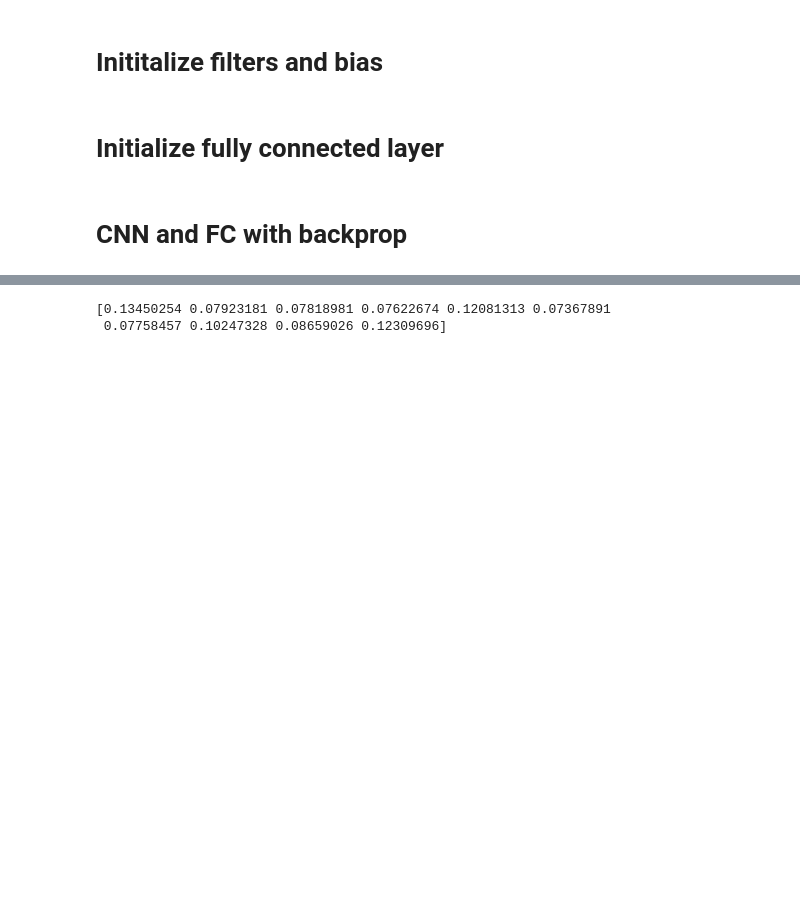
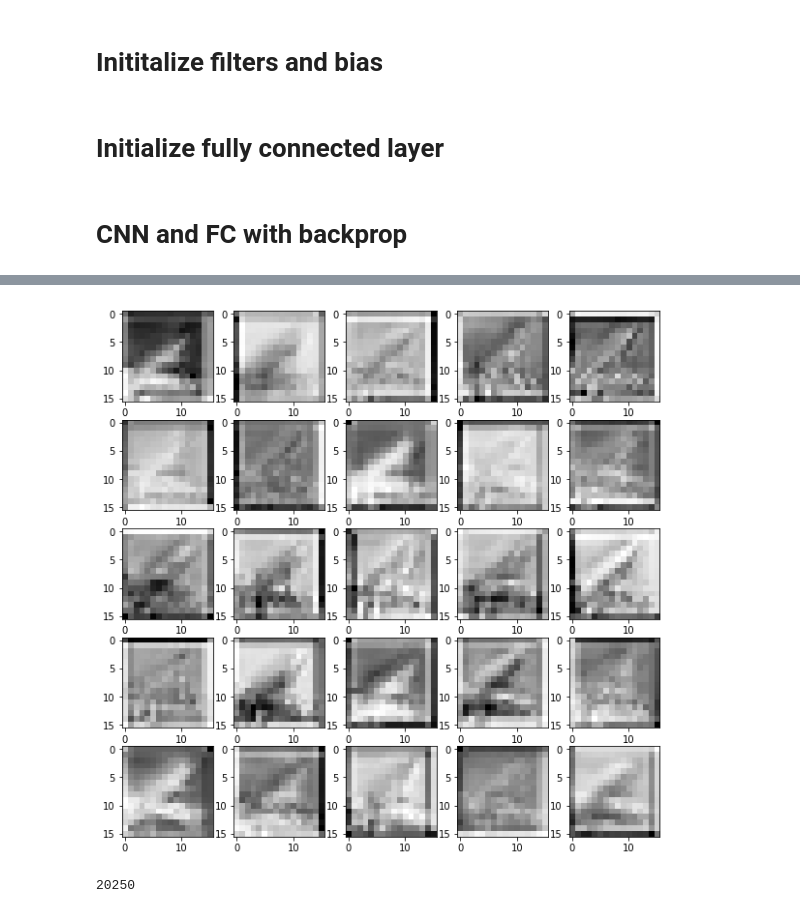
Before and after one commit to ShivamShrirao/dnn_from_scratch, a Jupyter notebook: cifar.ipynb, the cells around one changed output, grey strips where cells are left out. Cells and saved outputs as stored; diff of their text form; code cells hidden in the pictures; blank space fills up the shorter version.

```diff
--- a/cifar.ipynb
+++ b/cifar.ipynb
@@ -221,23 +160,54 @@ b'horse' b'airplane'
 # %%
-conv0=nn.conv2d(inp,w0,b0)
+# Feed Forward
+conv0=nn.conv2d(inp,w0,b0)            #(batches, 32, 32, 3)
 aconv0=nn.relu(conv0)
-pool0,max_index0=nn.max_pool(aconv0)
-
-conv1=nn.conv2d(pool0,w1,b1)
+conv1=nn.conv2d(aconv0,w1,b1)
 aconv1=nn.relu(conv1)
-pool1,max_index1=nn.max_pool(aconv1)
+pool1,max_index1=nn.max_pool(aconv1)  #(batches, 16, 16, 128)
 conv2=nn.conv2d(pool1,w2,b2)
 aconv2=nn.relu(conv2)
-pool2,max_index2=nn.max_pool(aconv2)
+pool2,max_index2=nn.max_pool(aconv2)  #(batches, 8, 8, 128)
 conv3=nn.conv2d(pool2,w3,b3)
 aconv3=nn.relu(conv3)
-pool3,max_index3=nn.max_pool(aconv3)  #(batches, 2, 2, 512)
+pool3,max_index3=nn.max_pool(aconv3)  #(batches, 4, 4, 256)
 r,c,d=pool3.shape[1:]
 flat=pool3.reshape(-1,r*c*d)
-
+err3=[]
 for flat_layer,ohe_cor in zip(flat,y_inp):
-    ott=ann.feed_forward(flat_layer)
-    print(ott)
+	ott=ann.feed_forward(flat_layer)
+	ans=ott.argmax()
+	cor=ohe_cor.argmax()
+	err3.append(ann.backprop(ohe_cor)[0])
+err3=np.array(err3).reshape(-1,r,c,d)  #(batches, 4, 4, 256)
+# Back prop CNN
+d_aconv3=nn.max_pool_back(errors=err3,inp=aconv3,max_index=max_index3)
+d_conv3=d_aconv3*nn.relu_der(aconv3,conv3)
+d_pool2,d_w3,d_b3=nn.conv2d_back(errors=d_conv3,inp=pool2,kernels=w3,biases=b3)
+w3+=d_w3
+b3+=d_b3
+d_aconv2=nn.max_pool_back(errors=d_pool2,inp=aconv2,max_index=max_index2)
+d_conv2=d_aconv2*nn.relu_der(aconv2,conv2)
+d_pool1,d_w2,d_b2=nn.conv2d_back(errors=d_conv2,inp=pool1,kernels=w2,biases=b2)
+w2+=d_w2
+b2+=d_b2
+d_aconv1=nn.max_pool_back(errors=d_pool1,inp=aconv1,max_index=max_index1)
+d_conv1=d_aconv1*nn.relu_der(aconv1,conv1)
+d_aconv0,d_w1,d_b1=nn.conv2d_back(errors=d_conv1,inp=aconv0,kernels=w1,biases=b1)
+w1+=d_w1
+b1+=d_b1
+d_conv0=d_aconv0*nn.relu_der(aconv0,conv0)
+d_inp,d_w0,d_b0=nn.conv2d_back(errors=d_conv0,inp=inp,kernels=w0,biases=b0,layer=0)
+w0+=d_w0
+b0+=d_b0
-# %% [output]
-[0.13450254 0.07923181 0.07818981 0.07622674 0.12081313 0.07367891
- 0.07758457 0.10247328 0.08659026 0.12309696]
+# %%
+fig, ax = plt.subplots(nrows=5,ncols=5,figsize=[10,10])
+fig.patch.set_facecolor('white')
+pme=conv2[0].transpose(2,0,1)
+for i,axi in enumerate(ax.flat):
+    axi.imshow(pme[i].reshape(pme.shape[-2:]), cmap='Greys')
+# %% [output]
+[figure, added]
+# %%
+dt.st
+# %% [output]
+20250
```
Also changed, not shown: parts of 28 cells of this notebook, 4 other files.
